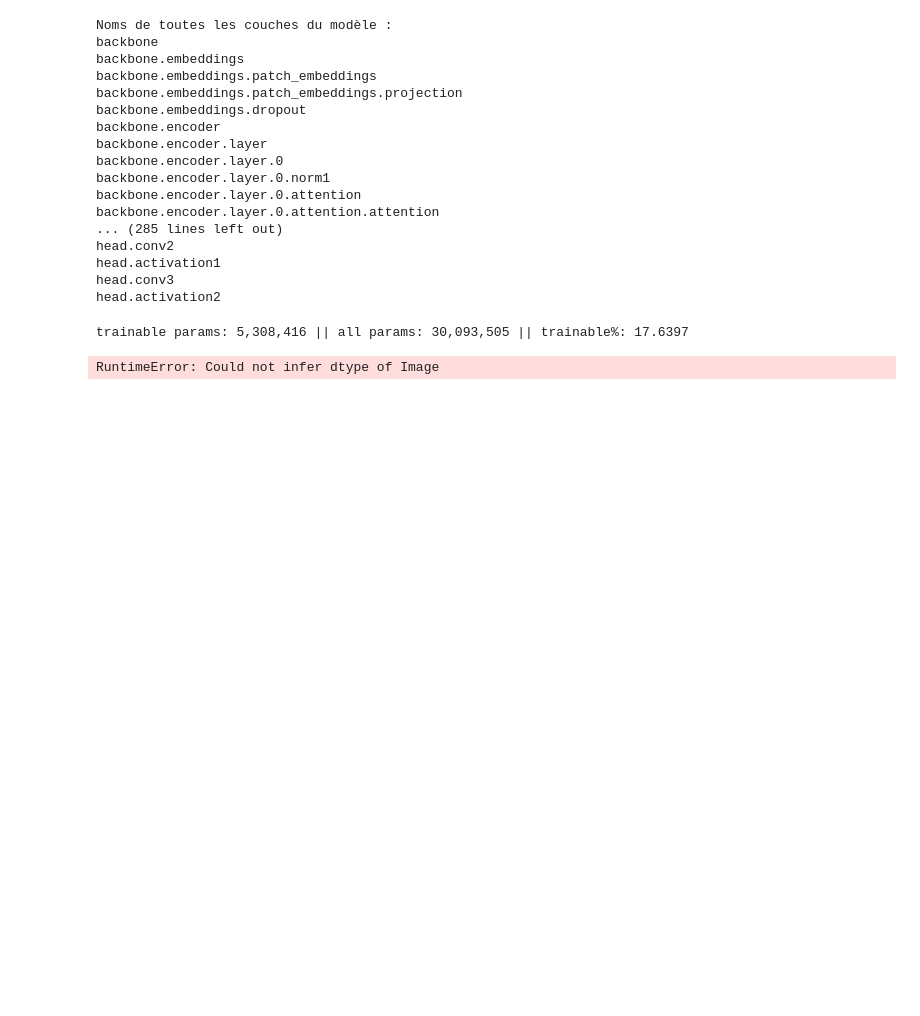
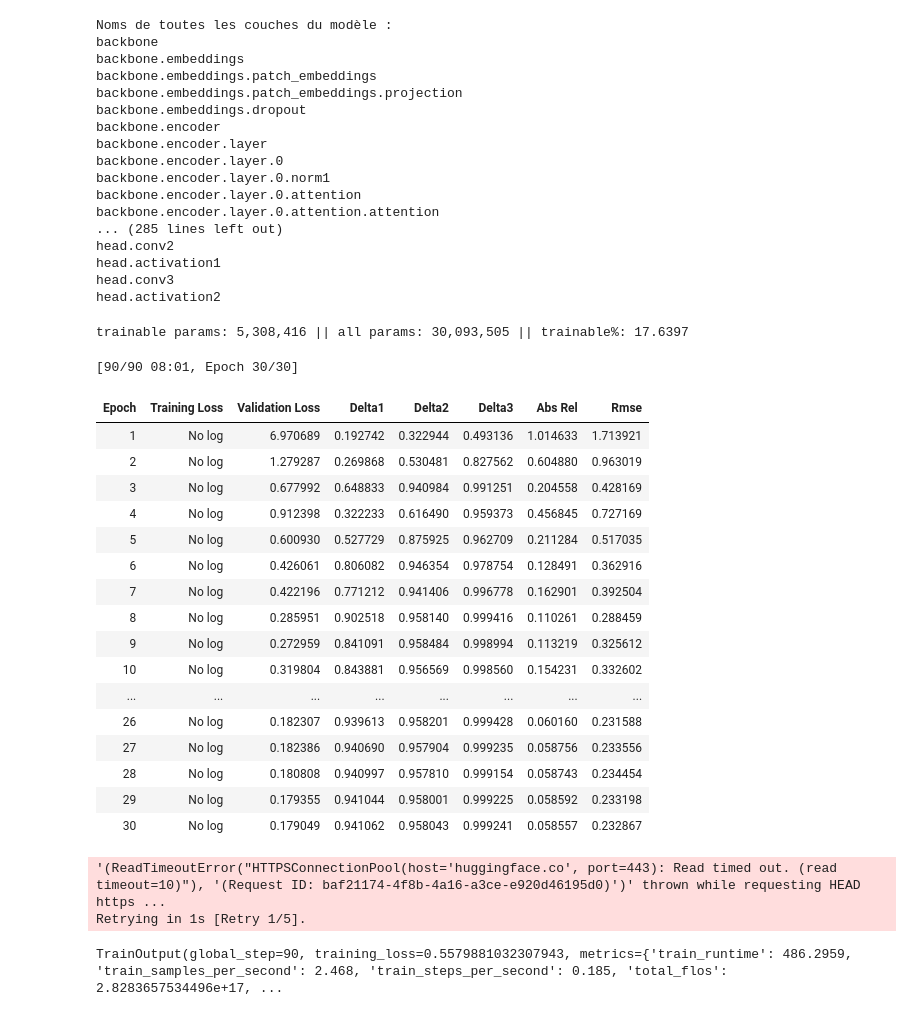
Before and after one commit to Nathan7128/LoRA-Depth-Anything, a Jupyter notebook: lora_depth_anything.ipynb, the cells around one changed output. Saved outputs shown, nothing was run; the diff lists cells and outputs as text; code cells hidden in the pictures; blank space fills up the shorter version.

```diff
--- a/lora_depth_anything.ipynb
+++ b/lora_depth_anything.ipynb
@@ -196,7 +196,7 @@ args = TrainingArguments(
     gradient_accumulation_steps=8,   # Augmenté pour garder un batch effectif de 16
     # ----------------------------------------------------
 
-    num_train_epochs=100,             # Suffisant pour converger avec LoRA
+    num_train_epochs=30,             # Suffisant pour converger avec LoRA
     fp16=True,                       # Très important pour les cartes RTX (accélère et réduit la VRAM)
     eval_strategy="epoch",
     save_strategy="epoch",
@@ -262,15 +262,36 @@ def compute_metrics(eval_pred):
 # %%
 trainer = DepthTrainer(
     model=lora_model,
     args=args,
     train_dataset=train_dataset,
     eval_dataset=eval_dataset,
-    compute_metrics=compute_metrics,  # <--- AJOUTER CETTE LIGNE
+    compute_metrics=compute_metrics,
+    data_collator=collate_fn,  # <--- AJOUTEZ CETTE LIGNE
 )
 
 trainer.train()
 # %% [output]
-RuntimeError: Could not infer dtype of Image
+[90/90 08:01, Epoch 30/30]
+| Epoch | Training Loss | Validation Loss | Delta1 | Delta2 | Delta3 | Abs Rel | Rmse |
+| 1 | No log | 6.970689 | 0.192742 | 0.322944 | 0.493136 | 1.014633 | 1.713921 |
+| 2 | No log | 1.279287 | 0.269868 | 0.530481 | 0.827562 | 0.604880 | 0.963019 |
+| 3 | No log | 0.677992 | 0.648833 | 0.940984 | 0.991251 | 0.204558 | 0.428169 |
+| 4 | No log | 0.912398 | 0.322233 | 0.616490 | 0.959373 | 0.456845 | 0.727169 |
+| 5 | No log | 0.600930 | 0.527729 | 0.875925 | 0.962709 | 0.211284 | 0.517035 |
+| 6 | No log | 0.426061 | 0.806082 | 0.946354 | 0.978754 | 0.128491 | 0.362916 |
+| 7 | No log | 0.422196 | 0.771212 | 0.941406 | 0.996778 | 0.162901 | 0.392504 |
+| 8 | No log | 0.285951 | 0.902518 | 0.958140 | 0.999416 | 0.110261 | 0.288459 |
+| 9 | No log | 0.272959 | 0.841091 | 0.958484 | 0.998994 | 0.113219 | 0.325612 |
+| 10 | No log | 0.319804 | 0.843881 | 0.956569 | 0.998560 | 0.154231 | 0.332602 |
+| ... | ... | ... | ... | ... | ... | ... | ... |
+| 26 | No log | 0.182307 | 0.939613 | 0.958201 | 0.999428 | 0.060160 | 0.231588 |
+| 27 | No log | 0.182386 | 0.940690 | 0.957904 | 0.999235 | 0.058756 | 0.233556 |
+| 28 | No log | 0.180808 | 0.940997 | 0.957810 | 0.999154 | 0.058743 | 0.234454 |
+| 29 | No log | 0.179355 | 0.941044 | 0.958001 | 0.999225 | 0.058592 | 0.233198 |
+| 30 | No log | 0.179049 | 0.941062 | 0.958043 | 0.999241 | 0.058557 | 0.232867 |
+'(ReadTimeoutError("HTTPSConnectionPool(host='huggingface.co', port=443): Read timed out. (read timeout=10)"), '(Request ID: baf21174-4f8b-4a16-a3ce-e920d46195d0)')' thrown while requesting HEAD https ...
+Retrying in 1s [Retry 1/5].
+TrainOutput(global_step=90, training_loss=0.5579881032307943, metrics={'train_runtime': 486.2959, 'train_samples_per_second': 2.468, 'train_steps_per_second': 0.185, 'total_flos': 2.8283657534496e+17, ...
 # %%
 # --- NOUVELLE CELLULE À AJOUTER À LA FIN ---
 import matplotlib.pyplot as plt
```
Also changed, not shown: parts of 2 cells of this notebook.
